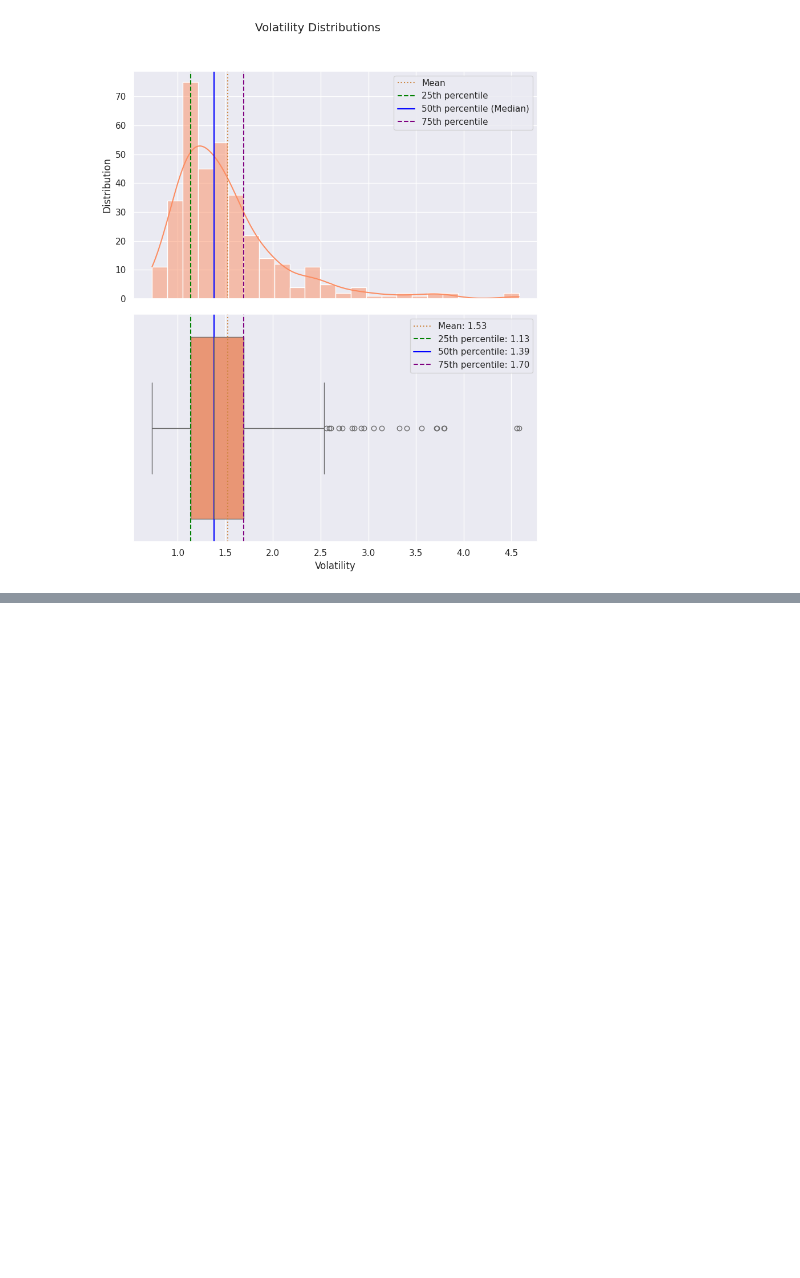
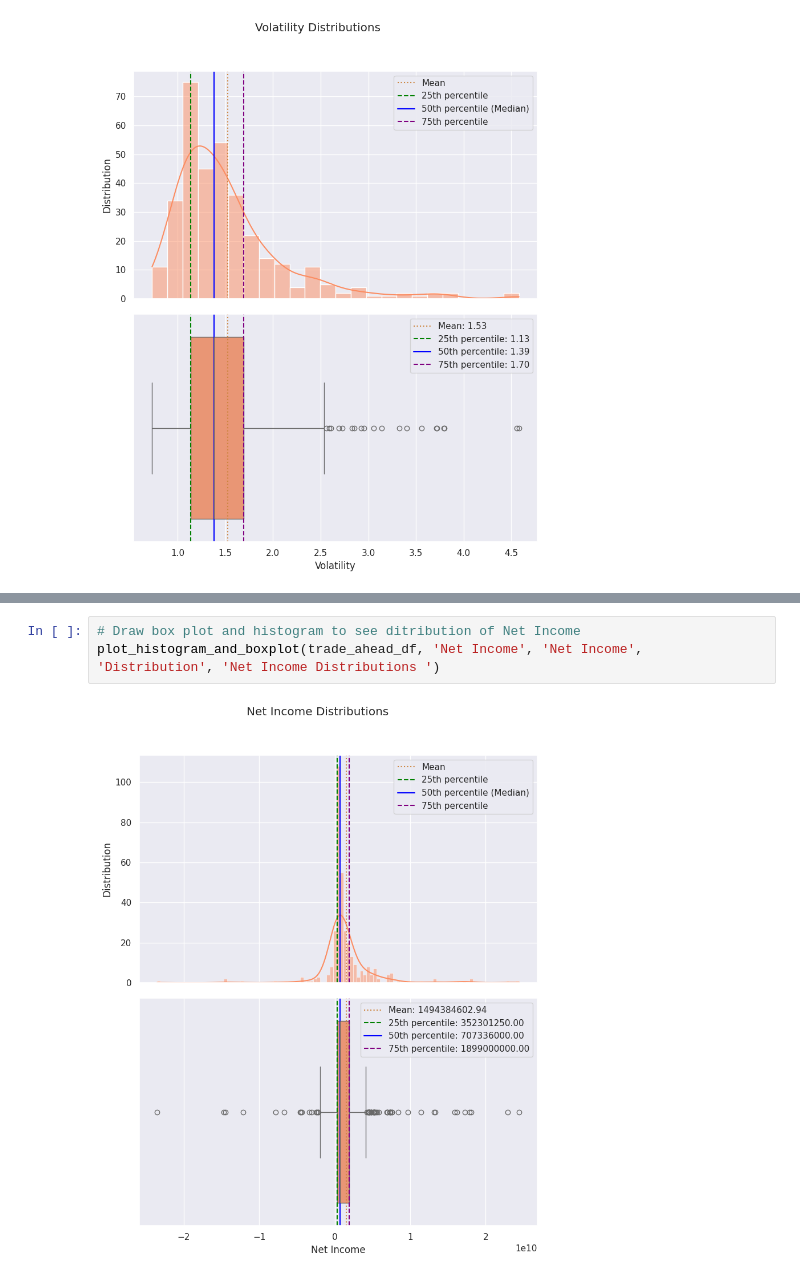
Before and after one commit to Rajesh2015/Trade-Ahead-Prediction, a Jupyter notebook: trade-ahead-solution.ipynb, the cells around one changed output, grey strips where cells are left out. Drawn from its saved outputs; the diff is of its cells as text; blank space fills up the shorter version.

```diff
--- a/trade-ahead-solution.ipynb
+++ b/trade-ahead-solution.ipynb
@@ -813,0 +831,5 @@ plot_histogram_and_boxplot(trade_ahead_df, 'Volatility', 'Volatility', 'Distribu
+# %%
+# Draw box plot and histogram to see ditribution of Net Income
+plot_histogram_and_boxplot(trade_ahead_df, 'Net Income', 'Net Income', 'Distribution', 'Net Income Distributions ')
+# %% [output]
+[figure, added]
```
Also changed, not shown: parts of 12 cells of this notebook.
